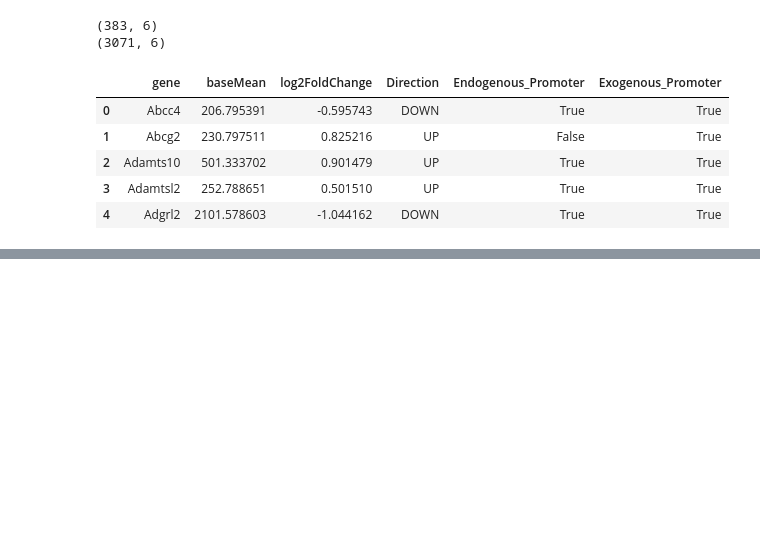
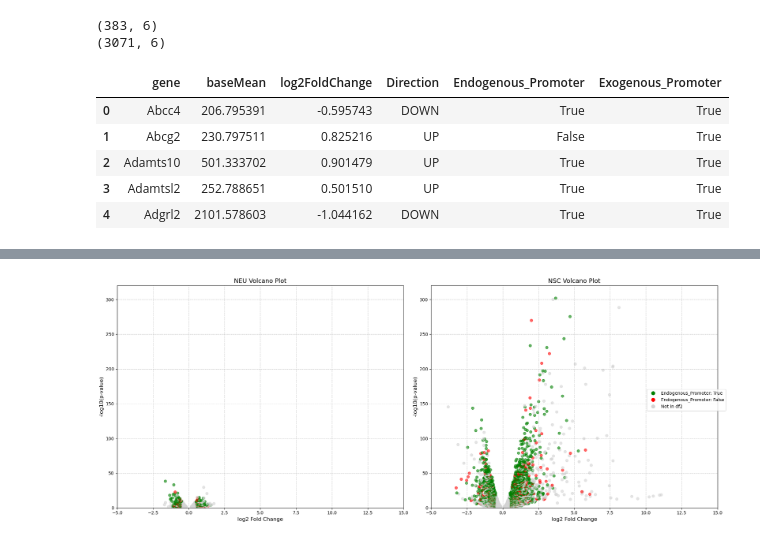
Before and after one commit to michal7kw/SRF_MECP2, a Jupyter notebook: volcano.ipynb, the cells around one changed output, grey strips where cells are left out. Saved outputs shown, nothing was run; the diff lists cells and outputs as text; code cells hidden in the pictures; blank space fills up the shorter version.

```diff
--- a/volcano.ipynb
+++ b/volcano.ipynb
@@ -139,0 +225,63 @@ volcano_plot(DEA_NSC, mecp2_NSC, p_value_threshold=0.05, fc_threshold=3, labels=
+# %%
+promoter_type='Endogenous_Promoter'
+
+# Create a figure with two subplots side by side
+fig, (ax1, ax2) = plt.subplots(1, 2, figsize=(20, 8))
+
+# Get data for both plots
+colors1, x1, y1 = volcano_plot_mod(DEA_NEU, mecp2_NEU, promoter_type=promoter_type)
+colors2, x2, y2 = volcano_plot_mod(DEA_NSC, mecp2_NSC, promoter_type=promoter_type)
+
+# Find common axis limits
+# x_min = min(x1.min(), x2.min())
+# x_max = max(x1.max(), x2.max())
+# y_min = min(y1.min(), y2.min())
+# y_max = max(y1.max(), y2.max())
+
+x_min = -5
+x_max = 15
+y_min = 0
+y_max = 320
+
+# Plot first volcano plot
+ax1.scatter(x1, y1, c=colors1, alpha=0.6)
+ax1.set_xlabel('log2 Fold Change', fontsize=12)
+ax1.set_ylabel('-log10(p-value)', fontsize=12)
+ax1.set_title('NEU Volcano Plot', fontsize=14)
+ax1.grid(True, linestyle='--', alpha=0.7)
+ax1.set_xlim(x_min, x_max)
+ax1.set_ylim(y_min, y_max)
+
+# Add labels for first plot if needed
+if True:  # For NEU plot
+    pvalue_threshold = -np.log10(0.05)
+    fc_threshold = 2
+    for x, y, gene in zip(x1, y1, DEA_NEU['gene']):
+        if (abs(x) > fc_threshold) and (y > pvalue_threshold):
+            ax1.annotate(gene, (x, y), xytext=(5, 5),
+                        textcoords='offset points', fontsize=8)
+
+# Plot second volcano plot
+ax2.scatter(x2, y2, c=colors2, alpha=0.6)
+ax2.set_xlabel('log2 Fold Change', fontsize=12)
+ax2.set_ylabel('-log10(p-value)', fontsize=12)
+ax2.set_title('NSC Volcano Plot', fontsize=14)
+ax2.grid(True, linestyle='--', alpha=0.7)
+ax2.set_xlim(x_min, x_max)
+ax2.set_ylim(y_min, y_max)
+
+# Create custom legend (only need it once since it's the same for both)
+legend_elements = [plt.Line2D([0], [0], marker='o', color='w',
+                            markerfacecolor='green', label=f'{promoter_type}: True', markersize=10),
+                plt.Line2D([0], [0], marker='o', color='w',
+                            markerfacecolor='red', label=f'{promoter_type}: False', markersize=10),
+                plt.Line2D([0], [0], marker='o', color='w',
+                            markerfacecolor='lightgrey', label='Not in df2', markersize=10)]
+
+# Add legend to figure
+fig.legend(handles=legend_elements, loc='center right')
+
+plt.tight_layout()
+plt.show()
+# %% [output]
+[figure, added]
```
Also changed, not shown: parts of 6 cells of this notebook.
